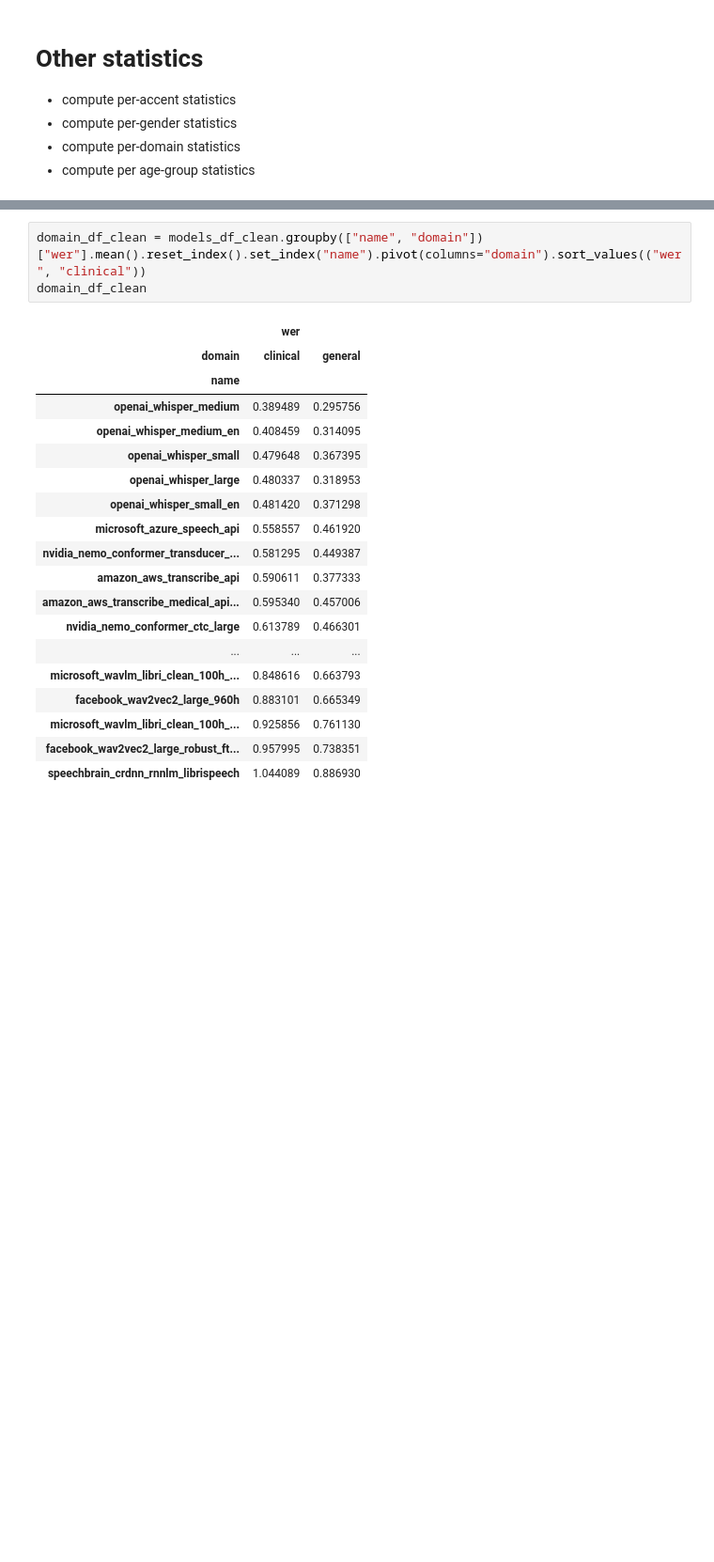
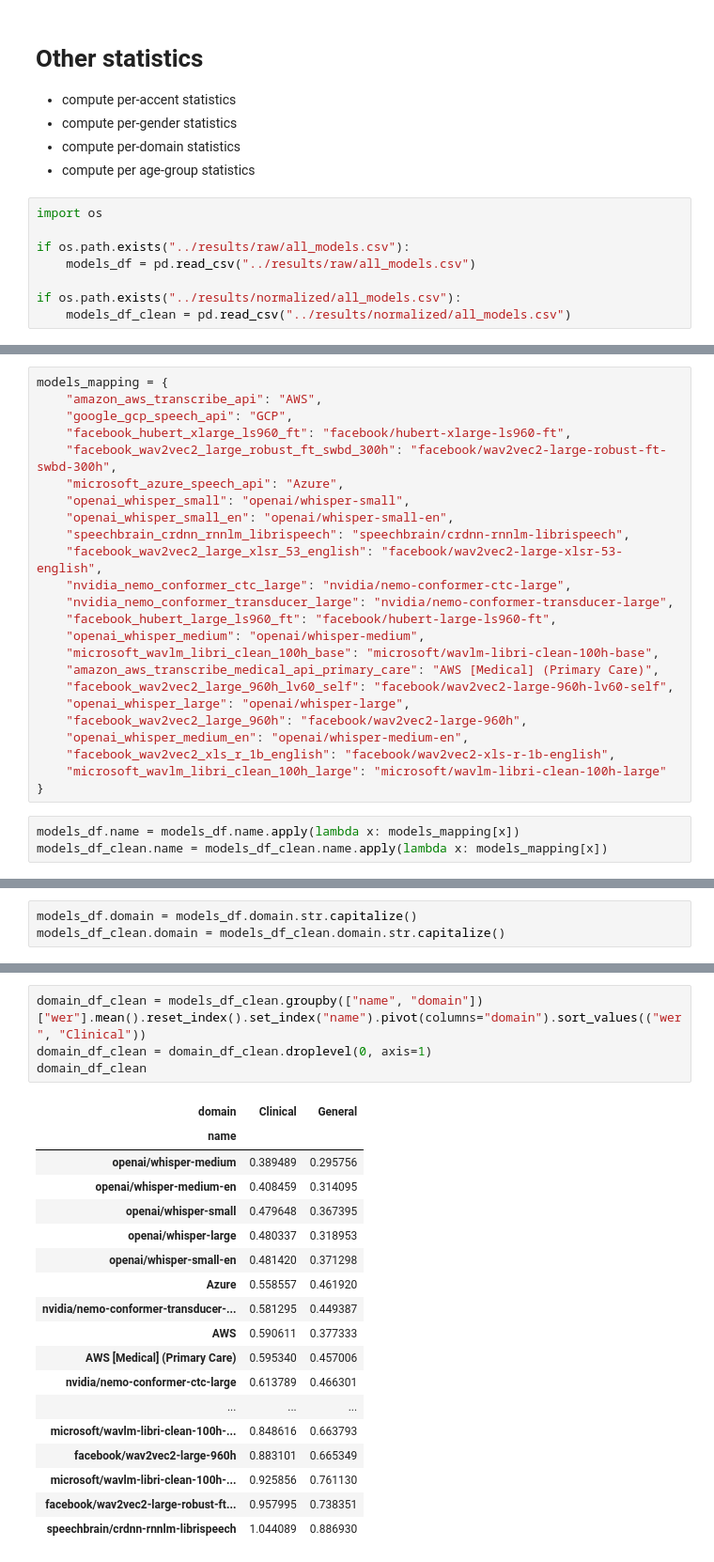
Before and after one commit to intron-innovation/AfriSpeech-200, a Jupyter notebook: notebooks/zero_shot_evaluation.ipynb, the cells around one changed output, grey strips where cells are left out. Shown: that part at 94% size. Cells and saved outputs as stored; diff of their text form; blank space fills up the shorter version.

```diff
--- a/notebooks/zero_shot_evaluation.ipynb
+++ b/notebooks/zero_shot_evaluation.ipynb
@@ -1023,3 +1023,11 @@ models_df_clean.to_csv("../results/normalized/all_models.csv")
 - compute per-gender statistics
 - compute per-domain statistics
 - compute per age-group statistics
+# %%
+import os
+
+if os.path.exists("../results/raw/all_models.csv"):
+    models_df = pd.read_csv("../results/raw/all_models.csv")
+
+if os.path.exists("../results/normalized/all_models.csv"):
+    models_df_clean = pd.read_csv("../results/normalized/all_models.csv")
@@ -1026 +1054,28 @@ models_df_clean.to_csv("../results/normalized/all_models.csv")
+# %%
+models_mapping = {
+    "amazon_aws_transcribe_api": "AWS",
+    "google_gcp_speech_api": "GCP",
+    "facebook_hubert_xlarge_ls960_ft": "facebook/hubert-xlarge-ls960-ft",
+    "facebook_wav2vec2_large_robust_ft_swbd_300h": "facebook/wav2vec2-large-robust-ft-swbd-300h",
+    "microsoft_azure_speech_api": "Azure",
+    "openai_whisper_small": "openai/whisper-small",
+    "openai_whisper_small_en": "openai/whisper-small-en",
+    "speechbrain_crdnn_rnnlm_librispeech": "speechbrain/crdnn-rnnlm-librispeech",
+    "facebook_wav2vec2_large_xlsr_53_english": "facebook/wav2vec2-large-xlsr-53-english",
+    "nvidia_nemo_conformer_ctc_large": "nvidia/nemo-conformer-ctc-large",
+    "nvidia_nemo_conformer_transducer_large": "nvidia/nemo-conformer-transducer-large",
+    "facebook_hubert_large_ls960_ft": "facebook/hubert-large-ls960-ft",
+    "openai_whisper_medium": "openai/whisper-medium",
+    "microsoft_wavlm_libri_clean_100h_base": "microsoft/wavlm-libri-clean-100h-base",
+    "amazon_aws_transcribe_medical_api_primary_care": "AWS [Medical] (Primary Care)",
+    "facebook_wav2vec2_large_960h_lv60_self": "facebook/wav2vec2-large-960h-lv60-self",
+    "openai_whisper_large": "openai/whisper-large",
+    "facebook_wav2vec2_large_960h": "facebook/wav2vec2-large-960h",
+    "openai_whisper_medium_en": "openai/whisper-medium-en",
+    "facebook_wav2vec2_xls_r_1b_english": "facebook/wav2vec2-xls-r-1b-english",
+    "microsoft_wavlm_libri_clean_100h_large": "microsoft/wavlm-libri-clean-100h-large"
+}
+# %%
+models_df.name = models_df.name.apply(lambda x: models_mapping[x])
+models_df_clean.name = models_df_clean.name.apply(lambda x: models_mapping[x])
 # %%
@@ -1055 +1109,4 @@ models_df.groupby(["name", "domain"])["wer"].mean().reset_index().plot(kind="bar
+# %%
+models_df.domain = models_df.domain.str.capitalize()
+models_df_clean.domain = models_df_clean.domain.str.capitalize()
 # %%
@@ -1078,23 +1178,23 @@ domain_df
 # %%
-domain_df_clean = models_df_clean.groupby(["name", "domain"])["wer"].mean().reset_index().set_index("name").pivot(columns="domain").sort_values(("wer", "clinical"))
+domain_df_clean = models_df_clean.groupby(["name", "domain"])["wer"].mean().reset_index().set_index("name").pivot(columns="domain").sort_values(("wer", "Clinical"))
+domain_df_clean = domain_df_clean.droplevel(0, axis=1)
 domain_df_clean
 # %% [output]
-|  | wer |  |
-| domain | clinical | general |
+| domain | Clinical | General |
 | name |  |  |
-| openai_whisper_medium | 0.389489 | 0.295756 |
-| openai_whisper_medium_en | 0.408459 | 0.314095 |
-| openai_whisper_small | 0.479648 | 0.367395 |
-| openai_whisper_large | 0.480337 | 0.318953 |
-| openai_whisper_small_en | 0.481420 | 0.371298 |
-| microsoft_azure_speech_api | 0.558557 | 0.461920 |
-| nvidia_nemo_conformer_transducer_... | 0.581295 | 0.449387 |
-| amazon_aws_transcribe_api | 0.590611 | 0.377333 |
-| amazon_aws_transcribe_medical_api... | 0.595340 | 0.457006 |
-| nvidia_nemo_conformer_ctc_large | 0.613789 | 0.466301 |
+| openai/whisper-medium | 0.389489 | 0.295756 |
+| openai/whisper-medium-en | 0.408459 | 0.314095 |
+| openai/whisper-small | 0.479648 | 0.367395 |
+| openai/whisper-large | 0.480337 | 0.318953 |
+| openai/whisper-small-en | 0.481420 | 0.371298 |
+| Azure | 0.558557 | 0.461920 |
+| nvidia/nemo-conformer-transducer-... | 0.581295 | 0.449387 |
+| AWS | 0.590611 | 0.377333 |
+| AWS [Medical] (Primary Care) | 0.595340 | 0.457006 |
+| nvidia/nemo-conformer-ctc-large | 0.613789 | 0.466301 |
 | ... | ... | ... |
-| microsoft_wavlm_libri_clean_100h_... | 0.848616 | 0.663793 |
-| facebook_wav2vec2_large_960h | 0.883101 | 0.665349 |
-| microsoft_wavlm_libri_clean_100h_... | 0.925856 | 0.761130 |
-| facebook_wav2vec2_large_robust_ft... | 0.957995 | 0.738351 |
-| speechbrain_crdnn_rnnlm_librispeech | 1.044089 | 0.886930 |
+| microsoft/wavlm-libri-clean-100h-... | 0.848616 | 0.663793 |
+| facebook/wav2vec2-large-960h | 0.883101 | 0.665349 |
+| microsoft/wavlm-libri-clean-100h-... | 0.925856 | 0.761130 |
+| facebook/wav2vec2-large-robust-ft... | 0.957995 | 0.738351 |
+| speechbrain/crdnn-rnnlm-librispeech | 1.044089 | 0.886930 |
```
Also changed, not shown: parts of 13 cells of this notebook.
